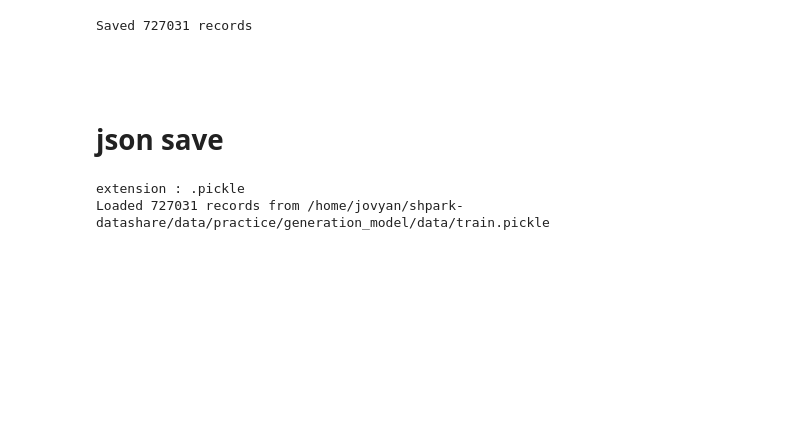
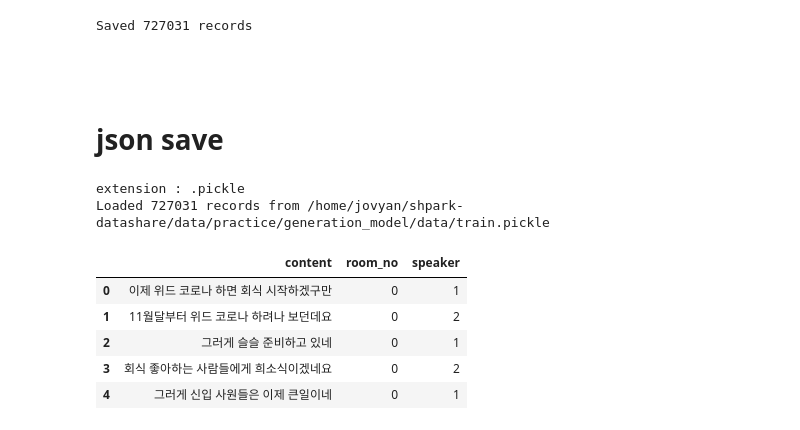
Before and after one commit to hipster4020/generation_model, a Jupyter notebook: src/processing/2_preprocessing_save_data.ipynb, the cells around one changed output. Drawn from its saved outputs; the diff is of its cells as text; code cells hidden in the pictures; blank space fills up the shorter version.

```diff
--- a/src/processing/preprocessing.ipynb
+++ b/src/processing/2_preprocessing_save_data.ipynb
@@ -265,0 +265,9 @@ df.
+# %%
+df.head()
+# %% [output]
+|  | content | room_no | speaker |
+| 0 | 이제 위드 코로나 하면 회식 시작하겠구만 | 0 | 1 |
+| 1 | 11월달부터 위드 코로나 하려나 보던데요 | 0 | 2 |
+| 2 | 그러게 슬슬 준비하고 있네 | 0 | 1 |
+| 3 | 회식 좋아하는 사람들에게 희소식이겠네요 | 0 | 2 |
+| 4 | 그러게 신입 사원들은 이제 큰일이네 | 0 | 1 |
```
Also changed, not shown: parts of 4 cells of this notebook, 4 other files.
